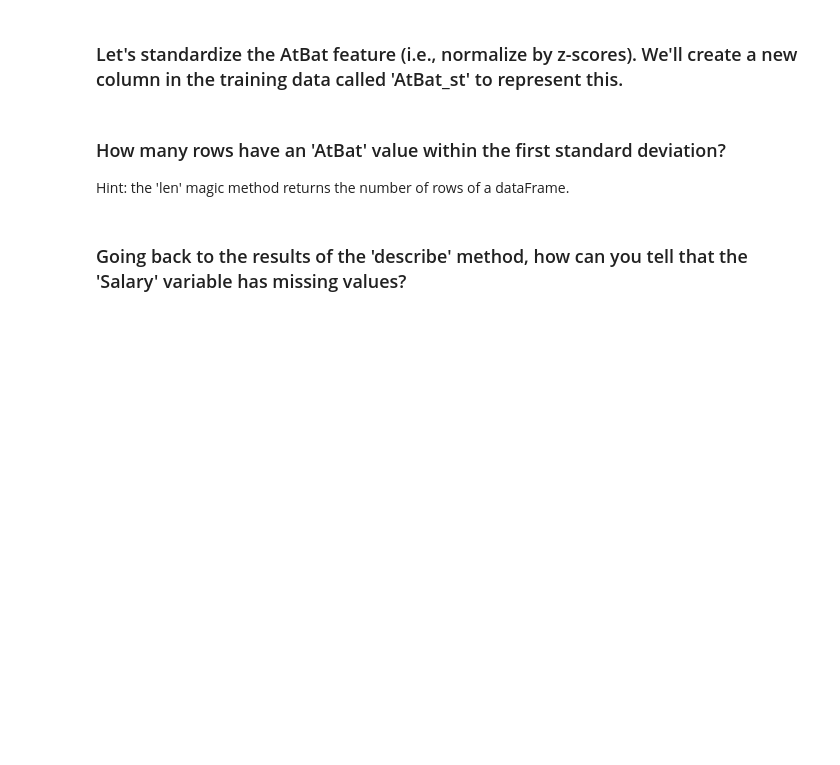
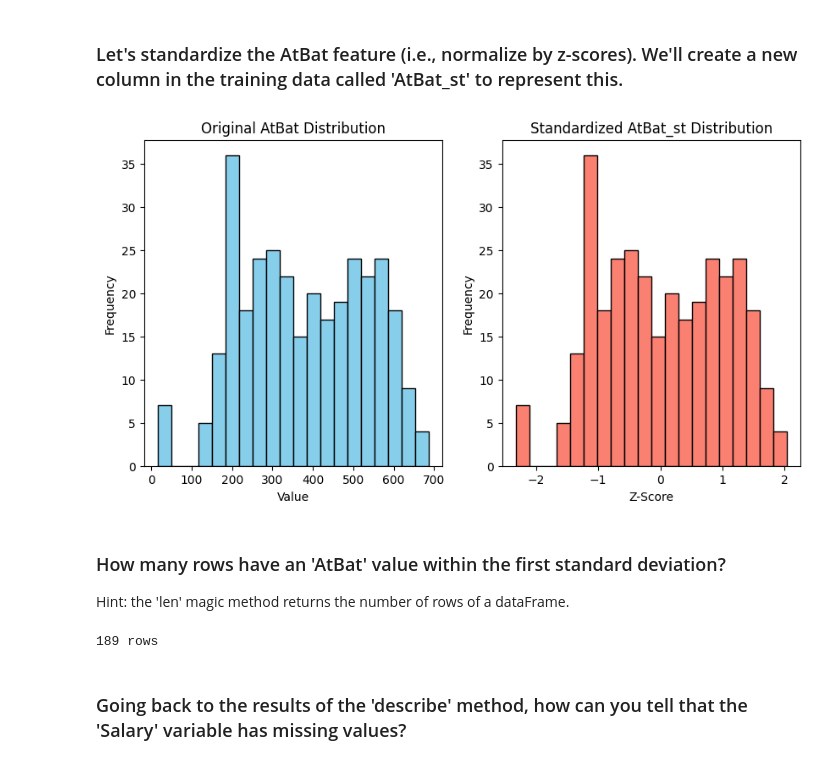
Before and after one commit to brl22020/code_2600, a Jupyter notebook: mod03_eda.ipynb, the cells around one changed output. Drawn from its saved outputs; the diff is of its cells as text; code cells hidden in the pictures; blank space fills up the shorter version.

```diff
--- a/mod03_eda.ipynb
+++ b/mod03_eda.ipynb
@@ -94,13 +119,45 @@ for num in range(len(Plots)):
 # %% [markdown]
 ### Let's standardize the AtBat feature (i.e., normalize by z-scores). We'll create a new column in the training data called 'AtBat_st' to represent this.
 # %%
-#fillin
+df = load_data('Hitters')
+
+train_idx, test_idx = train_test_split(df.index, test_size=0.3, random_state=42)
+df_train = df.loc[train_idx]
+
+mean_atbat = df_train['AtBat'].mean()
+std_atbat = df_train['AtBat'].std()
+
+df['AtBat_st'] = (df['AtBat'] - mean_atbat) / std_atbat
+
+plt.figure(figsize=(10, 5))
+
+plt.subplot(1, 2, 1)
+plt.hist(df['AtBat'], bins=20, color='skyblue', edgecolor='black')
+plt.title('Original AtBat Distribution')
+plt.xlabel('Value')
+plt.ylabel('Frequency')
+
+plt.subplot(1, 2, 2)
+plt.hist(df['AtBat_st'], bins=20, color='salmon', edgecolor='black')
+plt.title('Standardized AtBat_st Distribution')
+plt.xlabel('Z-Score')
+plt.ylabel('Frequency')
+
+plt.show()
+# %% [output]
+[figure, added]
 # %% [markdown]
 ### How many rows have an 'AtBat' value within the first standard deviation?
 
 Hint: the 'len' magic method returns the number of rows of a dataFrame.
 # %%
-#fillin
+within_first_sd = df[df['AtBat_st'].abs() <= 1]
+
+count = len(within_first_sd)
+
+print(f"{count} rows")
+# %% [output]
+189 rows
 # %% [markdown]
 ### Going back to the results of the 'describe' method, how can you tell that the 'Salary' variable has missing values?
 # %% [markdown]
```
Also changed, not shown: parts of 10 cells of this notebook.
